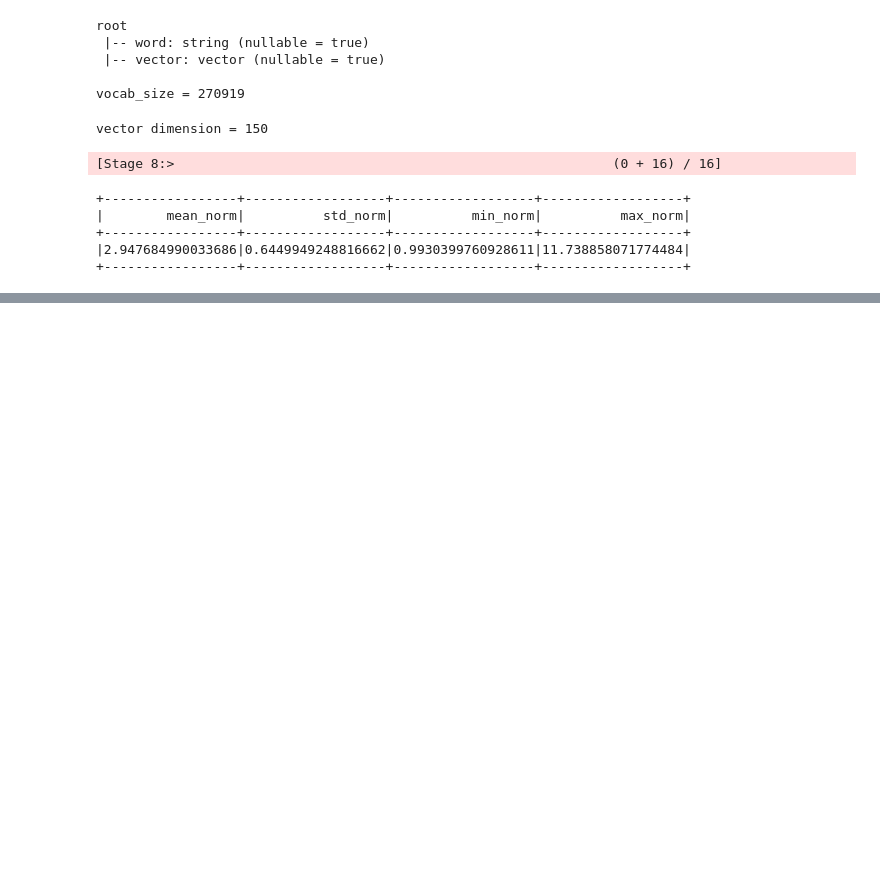
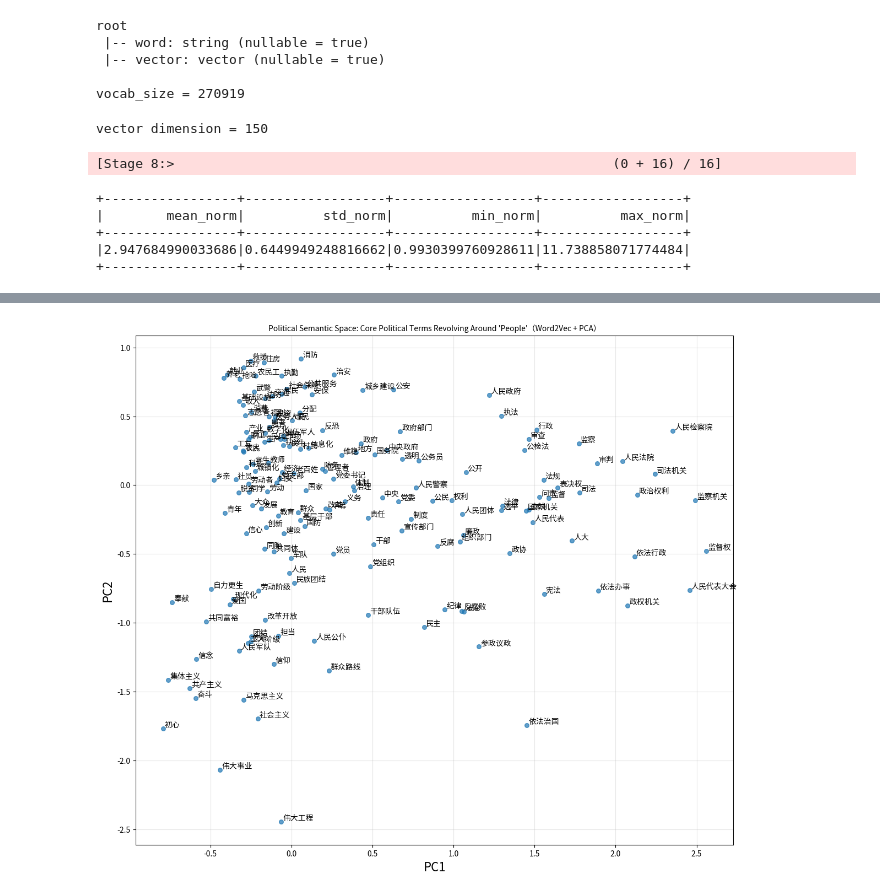
Before and after one commit to JairusJia/thesis, a Jupyter notebook: PCA-1.ipynb, the cells around one changed output, grey strips where cells are left out. Cells and saved outputs as stored; diff of their text form; code cells hidden in the pictures; blank space fills up the shorter version.

```diff
--- a/PCA-1.ipynb
+++ b/PCA-1.ipynb
@@ -418 +253,17 @@ PCA explained variance: [0.090198872859486,0.06419377081899112]
+# %%
+plt.figure(figsize=(14, 12))
+plt.scatter(pdf["PC1"], pdf["PC2"], s=30, alpha=0.7)
+
+for _, row in pdf.iterrows():
+    plt.text(row["PC1"]+0.01, row["PC2"]+0.01, row["word"],
+             fontsize=10, fontproperties=zh_font)
+
+plt.title("Political Semantic Space: Core Political Terms Revolving Around 'People'（Word2Vec + PCA）",
+          fontsize=20, fontproperties=zh_font)
+plt.xlabel("PC1", fontsize=16, fontproperties=zh_font)
+plt.ylabel("PC2", fontsize=16, fontproperties=zh_font)
+plt.grid(alpha=0.3)
+plt.show()
+# %% [output]
+[figure, added]
 # %%
```
Also changed, not shown: parts of 12 cells of this notebook, 1 other file.
